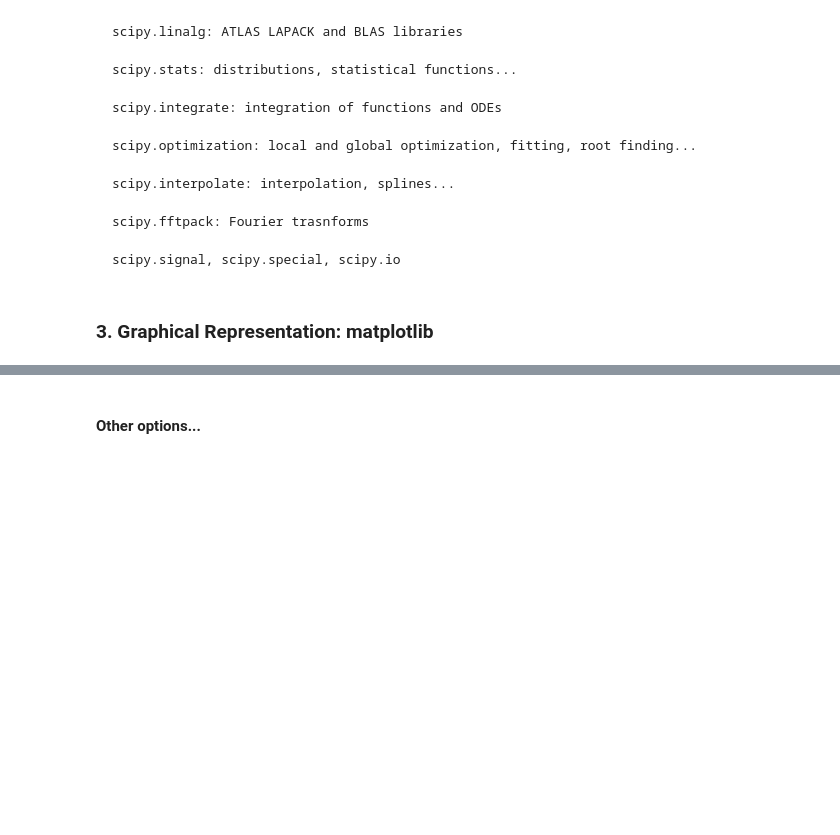
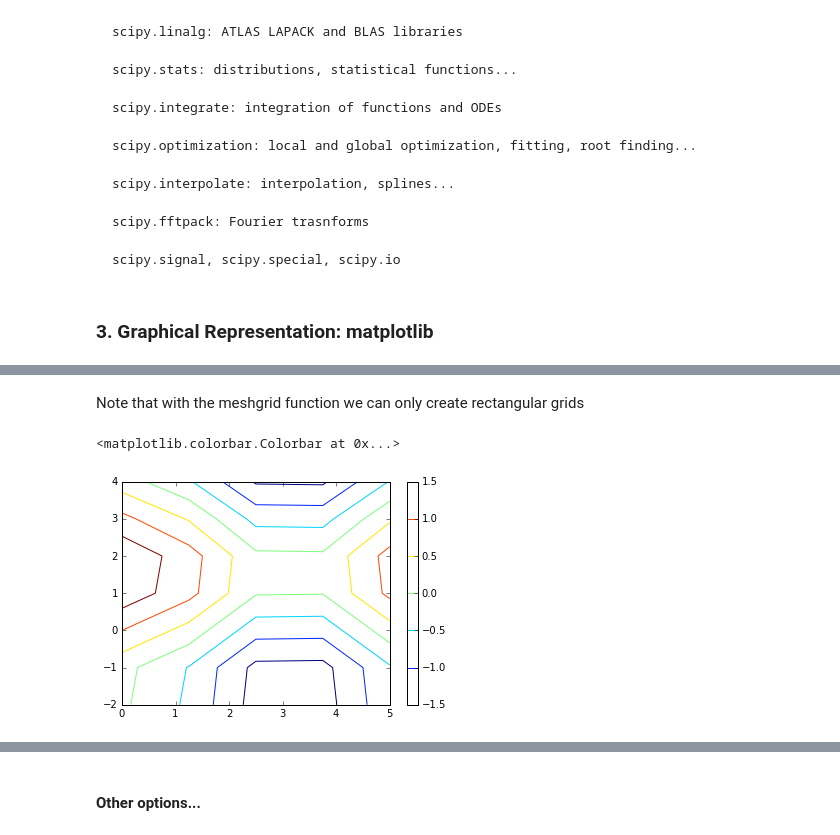
Before and after one commit to AeroPython/basic-python-packages-for-science, a Jupyter notebook: Basic Python Packages for Science.ipynb, the cells around one changed output, grey strips where cells are left out. Drawn from its saved outputs; the diff is of its cells as text; code cells hidden in the pictures; blank space fills up the shorter version.

```diff
--- a/Basic Python Packages for Science.ipynb
+++ b/Basic Python Packages for Science.ipynb
@@ -375,0 +409,8 @@ import matplotlib.pyplot as plt
+# %%
+#We can create the X and Y matrices by hand, or use a function designed to make ir easy:
+
+#we create two 1D arrays of the desired lengths:
+x_1d = np.linspace(0, 5, 5)
+y_1d = np.linspace(-2, 4, 7)
+#And we use the meshgrid function to create the X and Y matrices!
+X, Y = np.meshgrid(x_1d, y_1d)
@@ -375,0 +437,12 @@ import matplotlib.pyplot as plt
+# %% [markdown]
+Note that with the meshgrid function we can only create rectangular grids
+# %%
+#Using Numpy arrays, calculating the function value at the points is easy!
+Z = funcion(X,Y)
+# %%
+#Let's plot it!
+plt.contour(X, Y, Z)
+plt.colorbar()
+# %% [output]
+<matplotlib.colorbar.Colorbar at 0x...>
+[figure, added]
```
Also changed, not shown: parts of 73 cells of this notebook, 3 other files.
